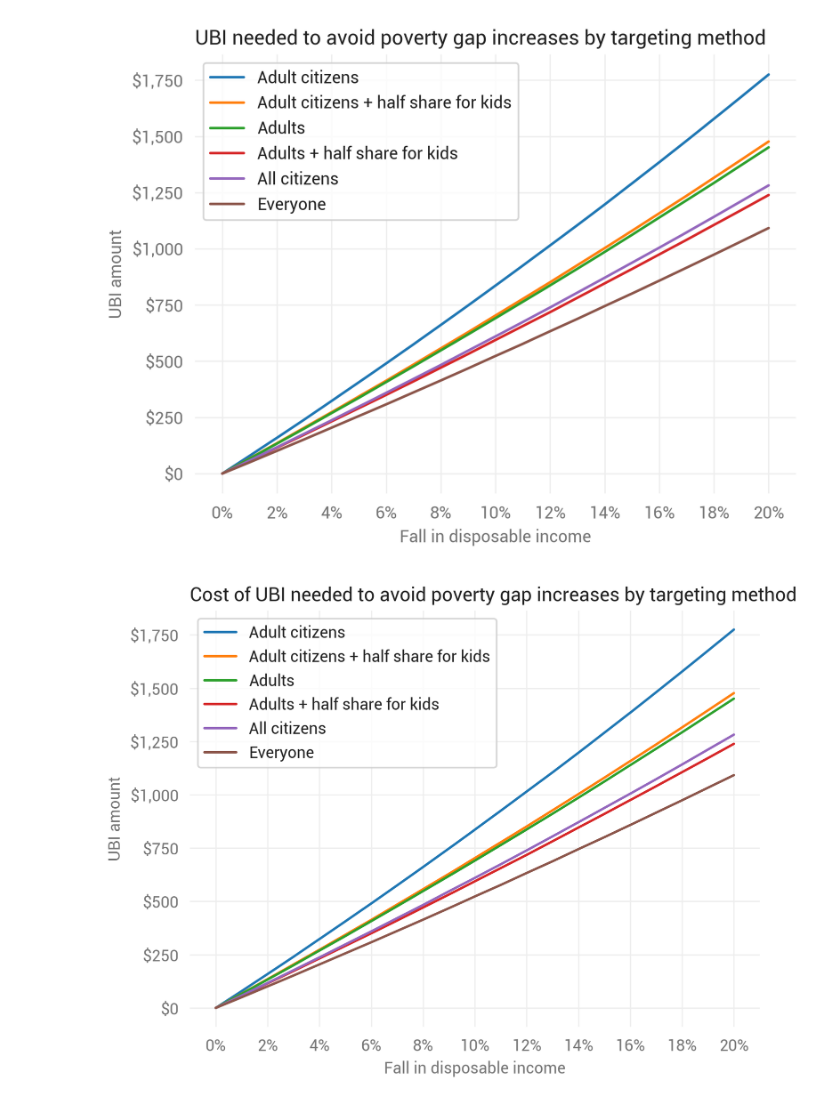
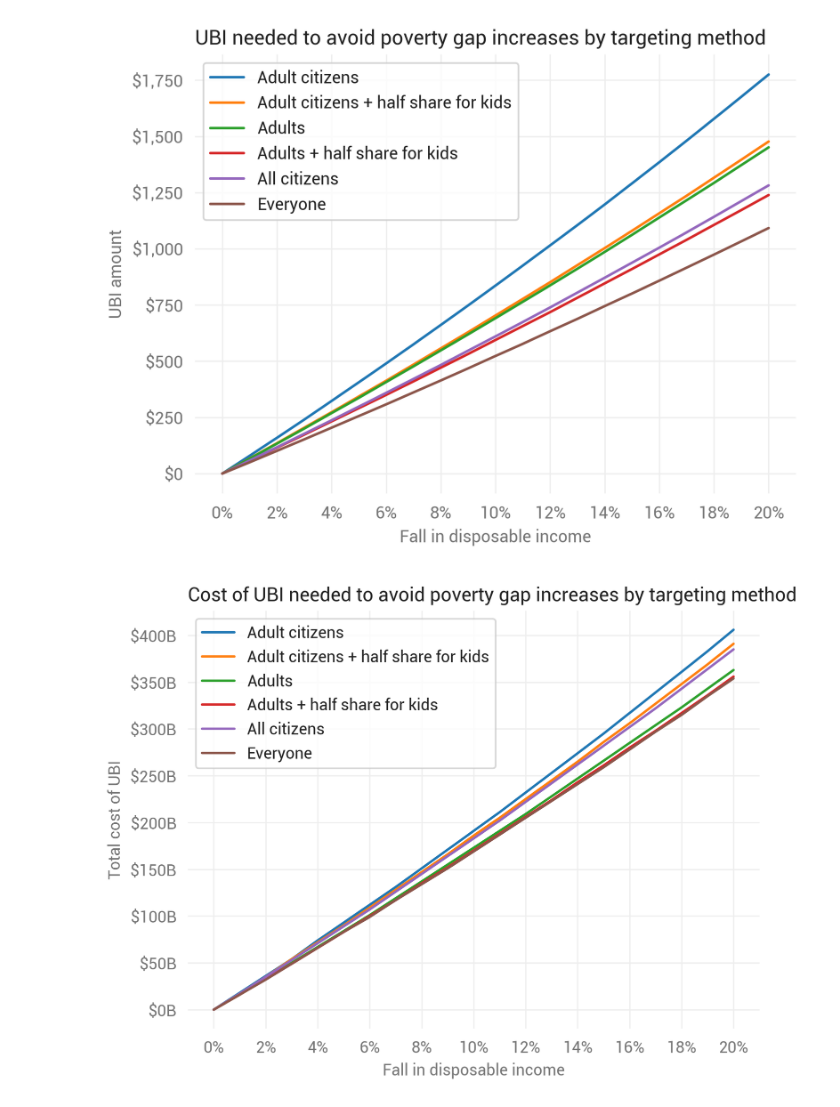
Before and after one commit to UBICenter/ubi-center, a Jupyter notebook: notebooks/covid/covid_ubi.ipynb, the cells around one changed output. Cells and saved outputs as stored; diff of their text form; code cells hidden in the pictures.

Commit message:
Add 10% simple charts

```diff
--- a/notebooks/covid/covid_ubi.ipynb
+++ b/notebooks/covid/covid_ubi.ipynb
@@ -380,7 +423,7 @@ Create backbone of a data frame to fill in.
 # %%
 ubis = mdf.cartesian_product({'cut': CUTS,
                               'kid_share': [0, 0.5, 1],
-                              'include_noncitizens': [True, False]
+                              'include_noncitizens': [False, True]
                              })
 # %% [markdown]
 Find the UBI that keeps the poverty rate from rising for each scenario.
@@ -429,5 +472,6 @@ ubis['label'] = np.where(ubis.include_noncitizens,
 
 As an illustrative example.
 # %%
-ubis[ubis.cut == 0.1]
+ubis[ubis.cut == 0.1].set_index('label').drop(
+    ['cut', 'kid_share', 'include_noncitizens'], axis=1)
 # %% [output]
@@ -540,16 +587,16 @@ plt.show()
 # %% [output]
 [figure]
 # %%
-ax = ubis_rate_pivot.pov_gap_ubi.plot.line()
+ax = ubis_rate_pivot.pov_gap_ubi_cost_b.plot.line()
 plt.title('Cost of UBI needed to avoid poverty gap increases by targeting ' +
           'method', loc='left')
 ax.xaxis.set_major_formatter(mpl.ticker.PercentFormatter(xmax=1, decimals=0))
-ax.yaxis.set_major_formatter(mdf.dollar_format())
+ax.yaxis.set_major_formatter(mdf.dollar_format('B'))
 plt.xticks(np.arange(0, 0.21, 0.02))
 plt.legend(title='')
 plt.xlabel('Fall in disposable income')
-plt.ylabel('UBI amount')
+plt.ylabel('Total cost of UBI')
 plt.savefig('charts/ubi_cost_pov_gap.png')
 plt.show()
 # %% [output]
-[figure, old version]
+[figure, new version]
```
Also changed, not shown: parts of 8 cells of this notebook, 3 other files.
